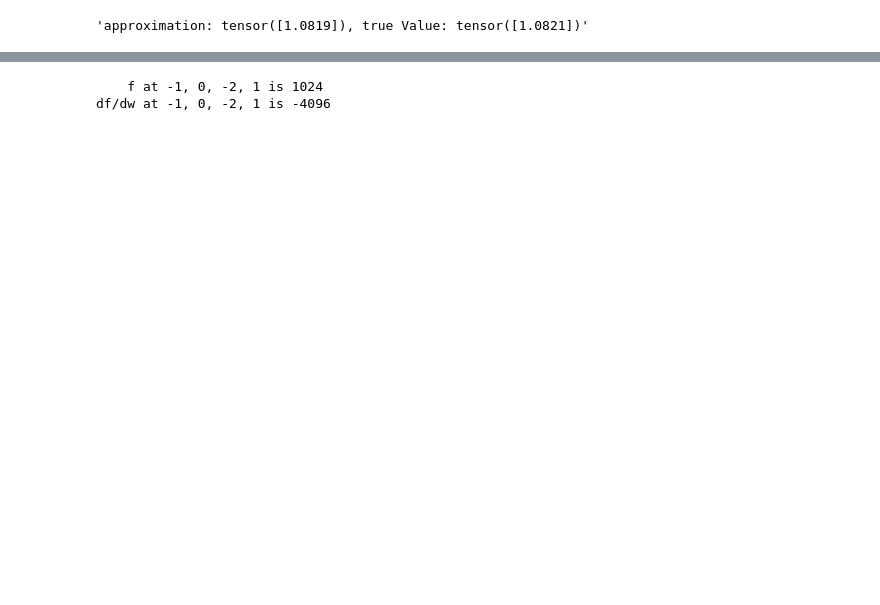
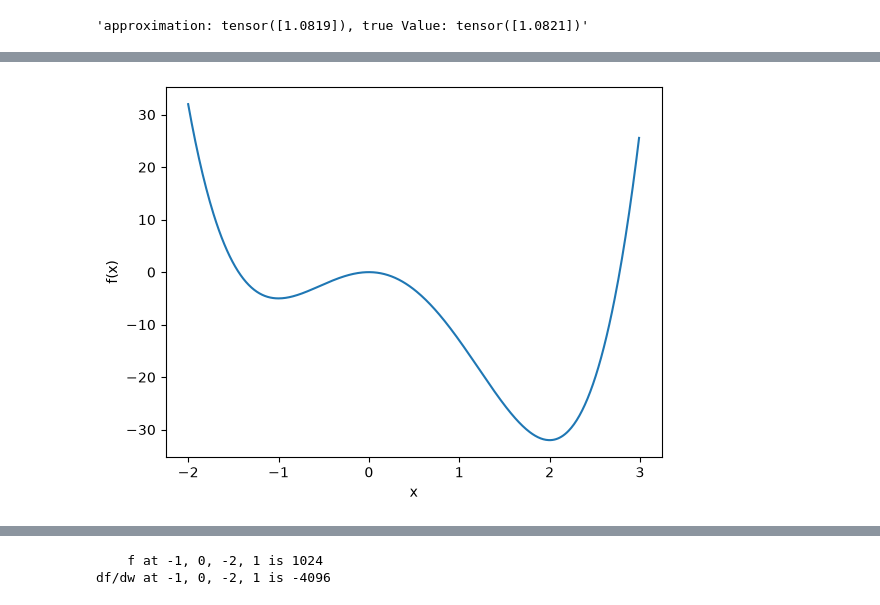
Before and after one commit to ankurmittal2008/d2l-en, a Jupyter notebook: chapter_appendix-mathematics-for-deep-learning/multivariable_calculus.ipynb, the cells around one changed output, grey strips where cells are left out. Saved outputs shown, nothing was run; the diff lists cells and outputs as text; code cells hidden in the pictures; blank space fills up the shorter version.

```diff
--- a/chapter_appendix-mathematics-for-deep-learning/multivariable_calculus.ipynb
+++ b/chapter_appendix-mathematics-for-deep-learning/multivariable_calculus.ipynb
@@ -162,5 +161,8 @@ The only possible location of minima are at $x = -1, 0, 2$, where the function t
 x = torch.arange(-2, 3, 0.01)
 f = (3 * x**4) - (4 * x**3) - (12 * x**2)
 
-d2l.plot(x, f, 'x', 'f(x)')
+plt.plot(x, f)
+plt.xlabel('x')
+plt.ylabel('f(x)')
+plt.show()
 # %% [output]
@@ -168,3 +169,4 @@ d2l.plot(x, f, 'x', 'f(x)')
+[figure, added]
 # %% [markdown]
 This highlights an important fact to know when working either theoretically or numerically: the only possible points where we can minimize (or maximize) a function will have gradient equal to zero, however, not every point with gradient zero is the true *global* minimum (or maximum).
 
```
Also changed, not shown: parts of 12 cells of this notebook.
